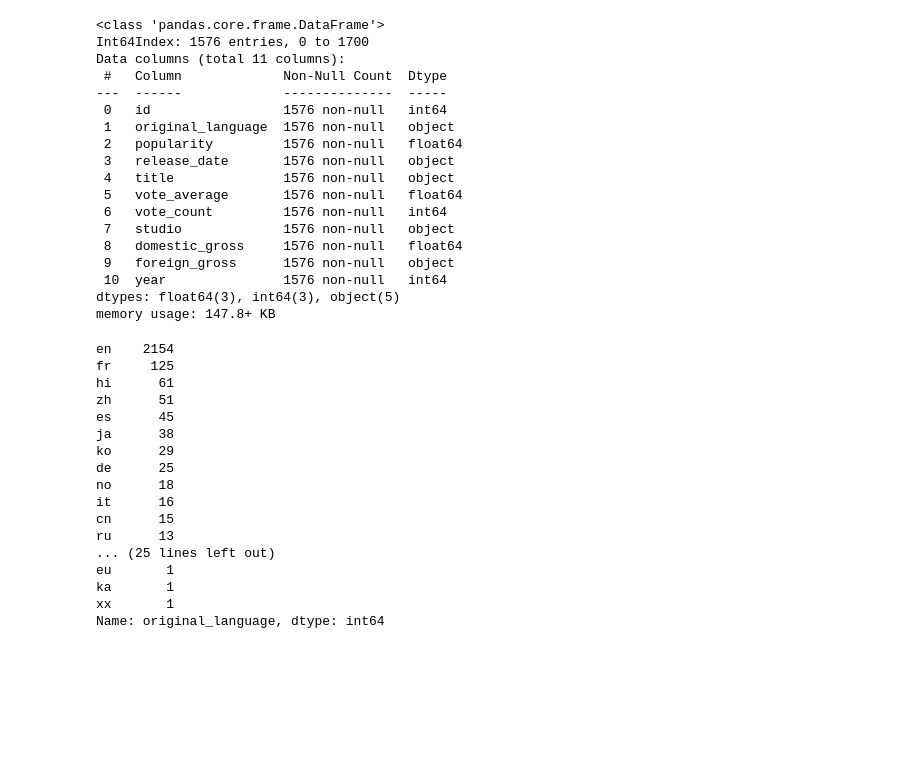
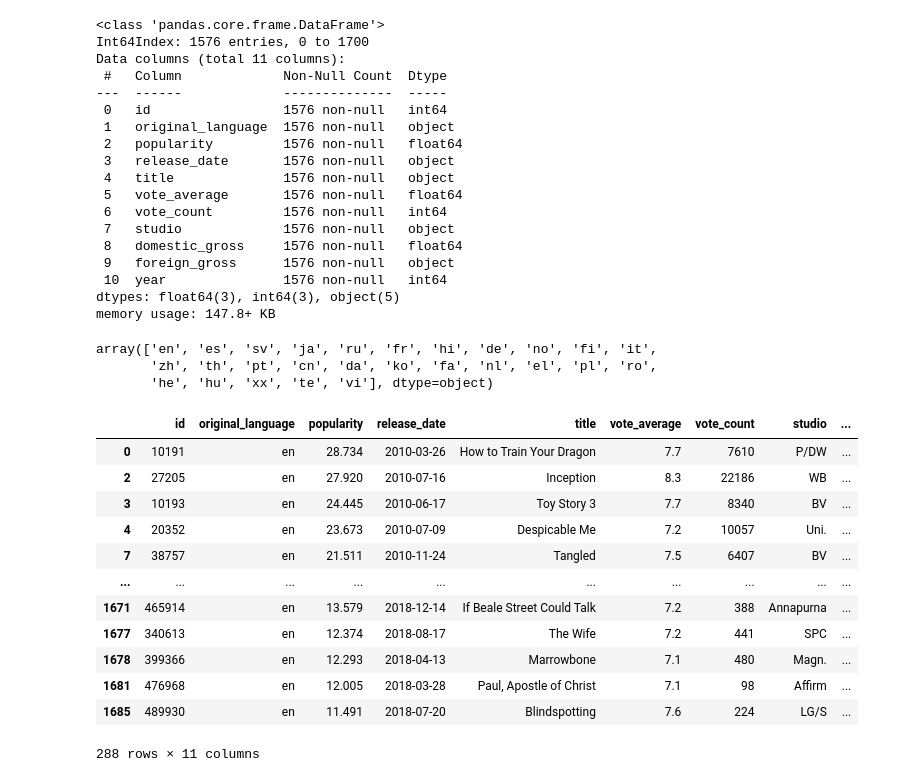
Before and after one commit to eltonmwema/Python-Pandas-EDA, a Jupyter notebook: student.ipynb, the cells around one changed output. Cells and saved outputs as stored; diff of their text form; code cells hidden in the pictures; blank space fills up the shorter version.

```diff
--- a/student.ipynb
+++ b/student.ipynb
@@ -380,24 +367,27 @@ dtypes: float64(3), int64(3), object(5)
 memory usage: 147.8+ KB
 # %%
 #We are getting the count of the movie languages most produced by the studios
-data_set['original_language'].unique()
-x = data_set['original_language'].value_counts()
+x = data_set['original_language'].unique()
+#x = data_set['original_language'].value_counts()
 x
 # %% [output]
-en    2154
-fr     125
-hi      61
-zh      51
-es      45
-ja      38
-ko      29
-de      25
-no      18
-it      16
-cn      15
-ru      13
-... (25 lines left out)
-eu       1
-ka       1
-xx       1
-Name: original_language, dtype: int64
+array(['en', 'es', 'sv', 'ja', 'ru', 'fr', 'hi', 'de', 'no', 'fi', 'it',
+       'zh', 'th', 'pt', 'cn', 'da', 'ko', 'fa', 'nl', 'el', 'pl', 'ro',
+       'he', 'hu', 'xx', 'te', 'vi'], dtype=object)
+# %%
+df = data_set[(data_set['vote_average'] >7.0) & (data_set['original_language'] == 'en')]
+df
+# %% [output]
+|  | id | original_language | popularity | release_date | title | vote_average | vote_count | studio | ... |
+| 0 | 10191 | en | 28.734 | 2010-03-26 | How to Train Your Dragon | 7.7 | 7610 | P/DW | ... |
+| 2 | 27205 | en | 27.920 | 2010-07-16 | Inception | 8.3 | 22186 | WB | ... |
+| 3 | 10193 | en | 24.445 | 2010-06-17 | Toy Story 3 | 7.7 | 8340 | BV | ... |
+| 4 | 20352 | en | 23.673 | 2010-07-09 | Despicable Me | 7.2 | 10057 | Uni. | ... |
+| 7 | 38757 | en | 21.511 | 2010-11-24 | Tangled | 7.5 | 6407 | BV | ... |
+| ... | ... | ... | ... | ... | ... | ... | ... | ... | ... |
+| 1671 | 465914 | en | 13.579 | 2018-12-14 | If Beale Street Could Talk | 7.2 | 388 | Annapurna | ... |
+| 1677 | 340613 | en | 12.374 | 2018-08-17 | The Wife | 7.2 | 441 | SPC | ... |
+| 1678 | 399366 | en | 12.293 | 2018-04-13 | Marrowbone | 7.1 | 480 | Magn. | ... |
+| 1681 | 476968 | en | 12.005 | 2018-03-28 | Paul, Apostle of Christ | 7.1 | 98 | Affirm | ... |
+| 1685 | 489930 | en | 11.491 | 2018-07-20 | Blindspotting | 7.6 | 224 | LG/S | ... |
+288 rows × 11 columns
```
Also changed, not shown: parts of 4 cells of this notebook.
